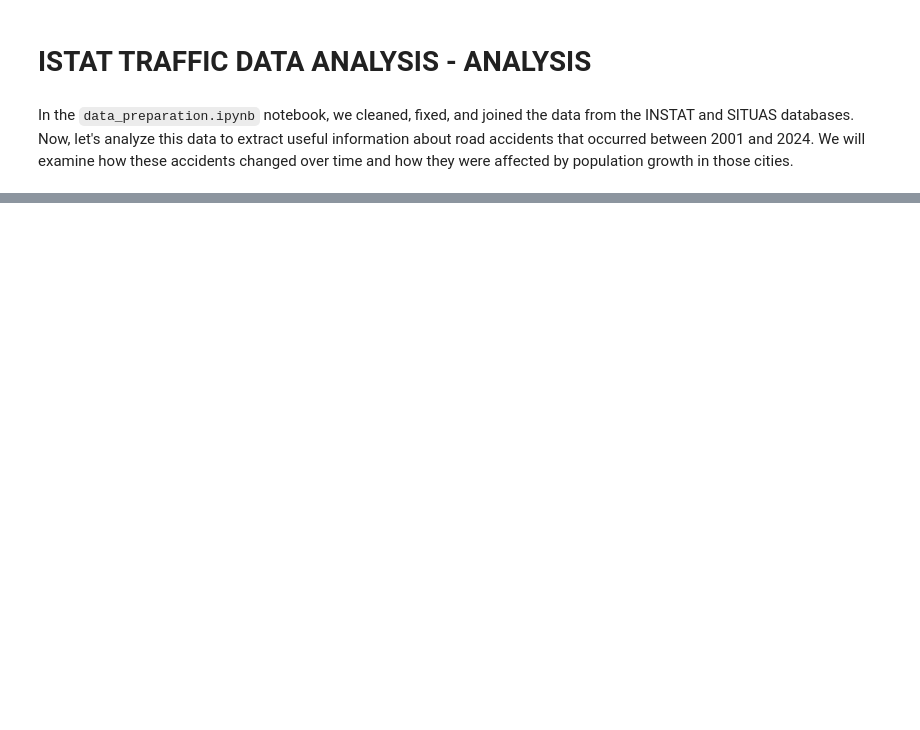
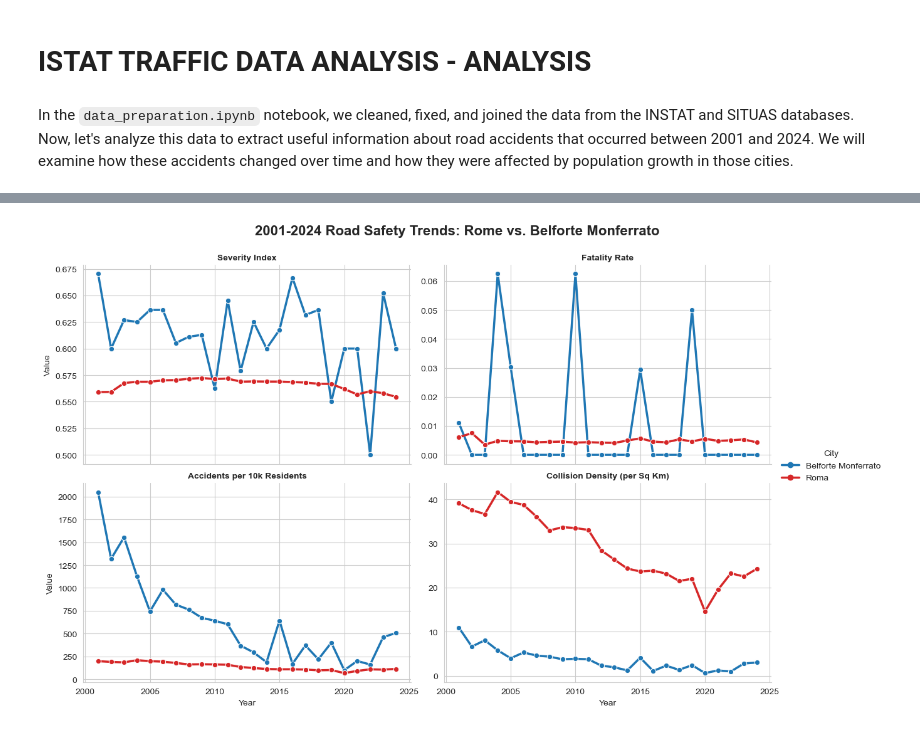
Before and after one commit to marcoboscato/ISTAT_traffic_analysis, a Jupyter notebook: analysis.ipynb, the cells around one changed output, grey strips where cells are left out. Cells and saved outputs as stored; diff of their text form; code cells hidden in the pictures; blank space fills up the shorter version.

```diff
--- a/analysis.ipynb
+++ b/analysis.ipynb
@@ -51,0 +284,21 @@ None
+# %%
+example_city = ['Roma', 'Belforte Monferrato']
+metrics = ['Severity_index', 'Fatality_Rate', 'Per_Capita_Accidents_Rate', 'Collision_Density']
+
+# melt the pivot dataframe to make easier to do the plot
+df_melted = df_pivot[df_pivot['City'].isin(example_city)].melt(
+    id_vars=['City', 'Year'],
+    value_vars=metrics,
+    var_name='Metric',
+    value_name='Value',
+)
+
+metric_labels = {
+    'Per_Capita_Accidents_Rate': 'Accidents per 10k Residents',
+    'Severity_index': 'Severity Index',
+    'Fatality_Rate': 'Fatality Rate',
+    'Collision_Density': 'Collision Density (per Sq Km)',
+}
+df_melted['Metric'] = df_melted['Metric'].map(metric_labels)
+
+df_melted
@@ -51,0 +319,25 @@ None
+# %%
+# Plot FacetGrid
+g = sns.relplot(
+    data=df_melted,
+    x='Year',
+    y='Value',
+    hue='City',
+    col='Metric',
+    col_wrap=2,
+    kind='line',
+    height=4,
+    aspect=1.5,
+    facet_kws={'sharey': False},  # each metric keeps its own Y-axis scale
+    palette={'Roma': '#d62728', 'Belforte Monferrato': '#1f77b4'},
+    linewidth=2.5,
+    marker='o',
+)
+
+g.set_titles(col_template='{col_name}', weight='bold')
+g.set_axis_labels('Year', 'Value')
+g.fig.subplots_adjust(top=0.9)
+g.fig.suptitle('2001-2024 Road Safety Trends: Rome vs. Belforte Monferrato', fontsize=16, weight='bold')
+plt.show()
+# %% [output]
+[figure, added]
```
Also changed, not shown: parts of 19 cells of this notebook, 6 other files.
